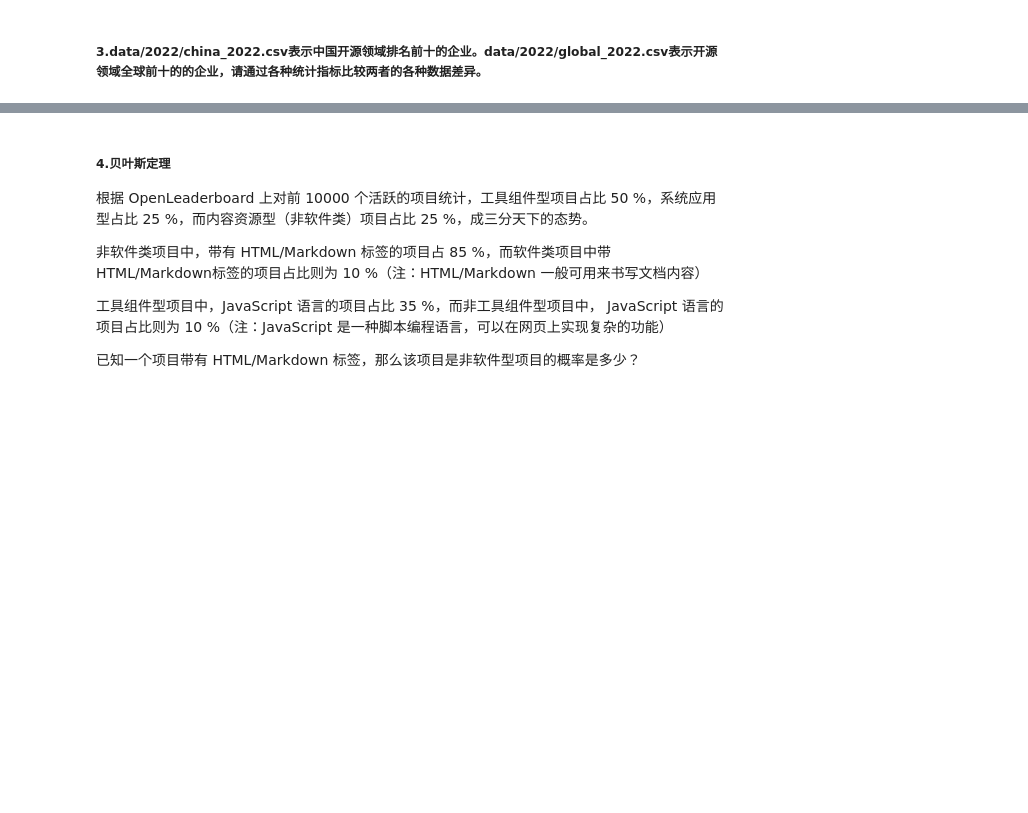
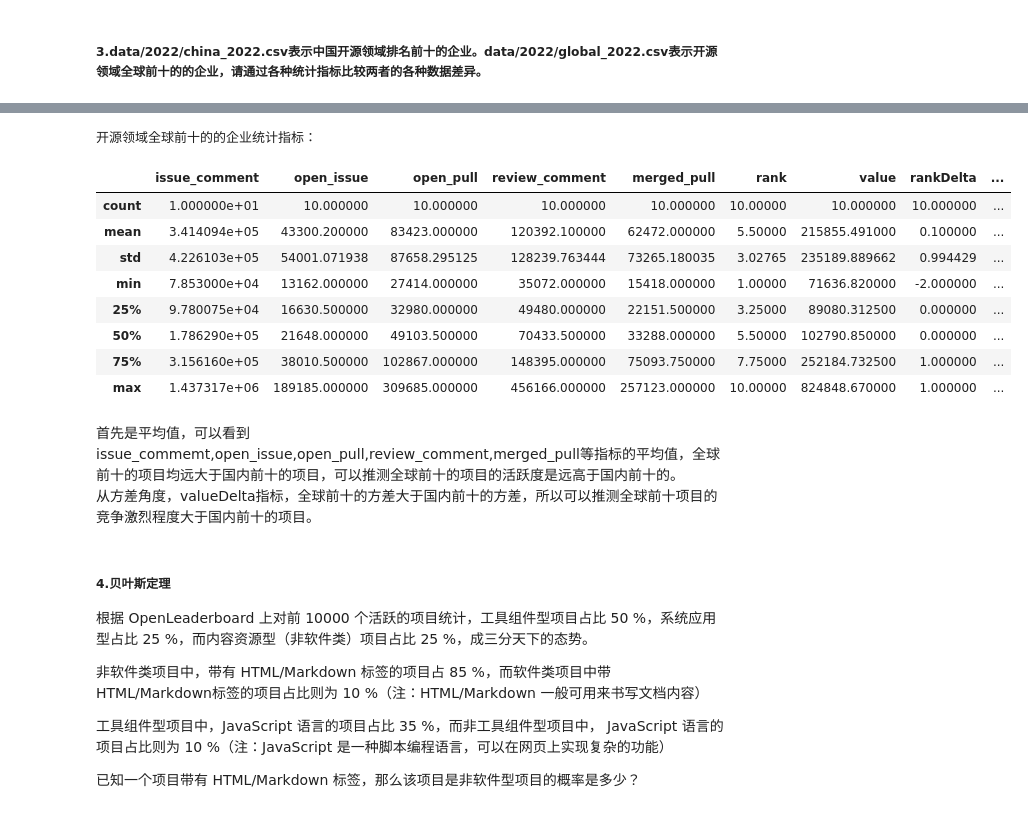
Before and after one commit to Utlyr/-, a Jupyter notebook: homework6.ipynb, the cells around one changed output, grey strips where cells are left out. Saved outputs shown, nothing was run; the diff lists cells and outputs as text; code cells hidden in the pictures; blank space fills up the shorter version.

```diff
--- a/homework6.ipynb
+++ b/homework6.ipynb
@@ -85,3 +98,20 @@ dataGlobal = pd.read_csv(r"./data/2022/global_2022.csv")
+# %%
+print("开源领域全球前十的的企业统计指标：")
+dataGlobal.describe()
+# %% [output]
+开源领域全球前十的的企业统计指标：
+|  | issue_comment | open_issue | open_pull | review_comment | merged_pull | rank | value | rankDelta | ... |
+| count | 1.000000e+01 | 10.000000 | 10.000000 | 10.000000 | 10.000000 | 10.00000 | 10.000000 | 10.000000 | ... |
+| mean | 3.414094e+05 | 43300.200000 | 83423.000000 | 120392.100000 | 62472.000000 | 5.50000 | 215855.491000 | 0.100000 | ... |
+| std | 4.226103e+05 | 54001.071938 | 87658.295125 | 128239.763444 | 73265.180035 | 3.02765 | 235189.889662 | 0.994429 | ... |
+| min | 7.853000e+04 | 13162.000000 | 27414.000000 | 35072.000000 | 15418.000000 | 1.00000 | 71636.820000 | -2.000000 | ... |
+| 25% | 9.780075e+04 | 16630.500000 | 32980.000000 | 49480.000000 | 22151.500000 | 3.25000 | 89080.312500 | 0.000000 | ... |
+| 50% | 1.786290e+05 | 21648.000000 | 49103.500000 | 70433.500000 | 33288.000000 | 5.50000 | 102790.850000 | 0.000000 | ... |
+| 75% | 3.156160e+05 | 38010.500000 | 102867.000000 | 148395.000000 | 75093.750000 | 7.75000 | 252184.732500 | 1.000000 | ... |
+| max | 1.437317e+06 | 189185.000000 | 309685.000000 | 456166.000000 | 257123.000000 | 10.00000 | 824848.670000 | 1.000000 | ... |
+# %% [markdown]
+首先是平均值，可以看到issue_commemt,open_issue,open_pull,review_comment,merged_pull等指标的平均值，全球前十的项目均远大于国内前十的项目，可以推测全球前十的项目的活跃度是远高于国内前十的。
+从方差角度，valueDelta指标，全球前十的方差大于国内前十的方差，所以可以推测全球前十项目的竞争激烈程度大于国内前十的项目。
 # %% [markdown]
 ##### 4.贝叶斯定理
 根据 OpenLeaderboard 上对前 10000 个活跃的项目统计，工具组件型项目占比 50 %，系统应用型占比 25 %，而内容资源型（非软件类）项目占比 25 %，成三分天下的态势。
```
Also changed, not shown: parts of 2 cells of this notebook, 2 other files.
